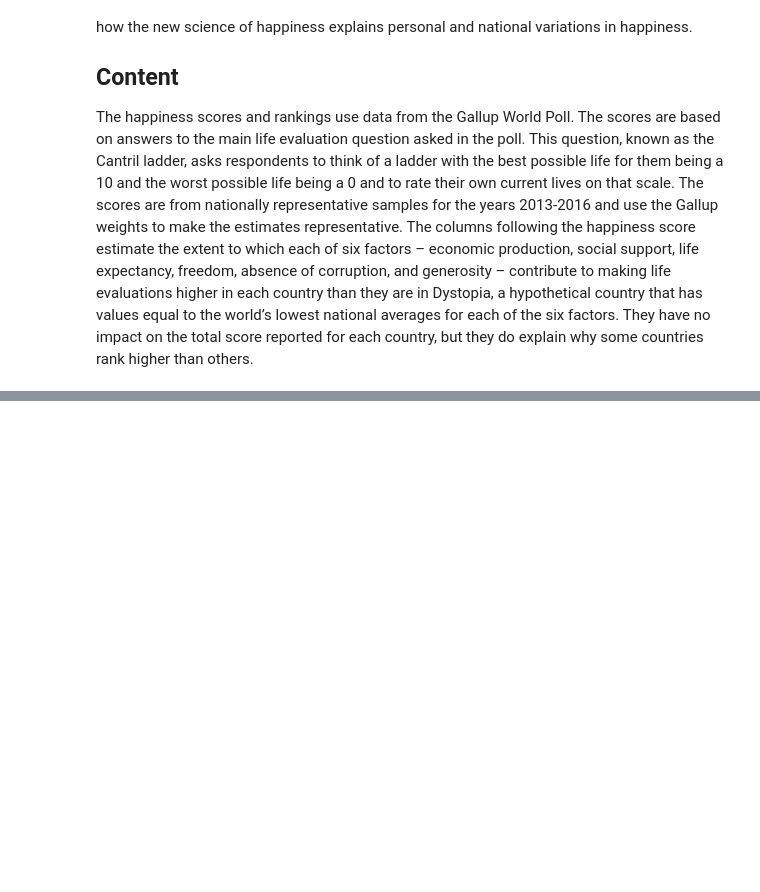
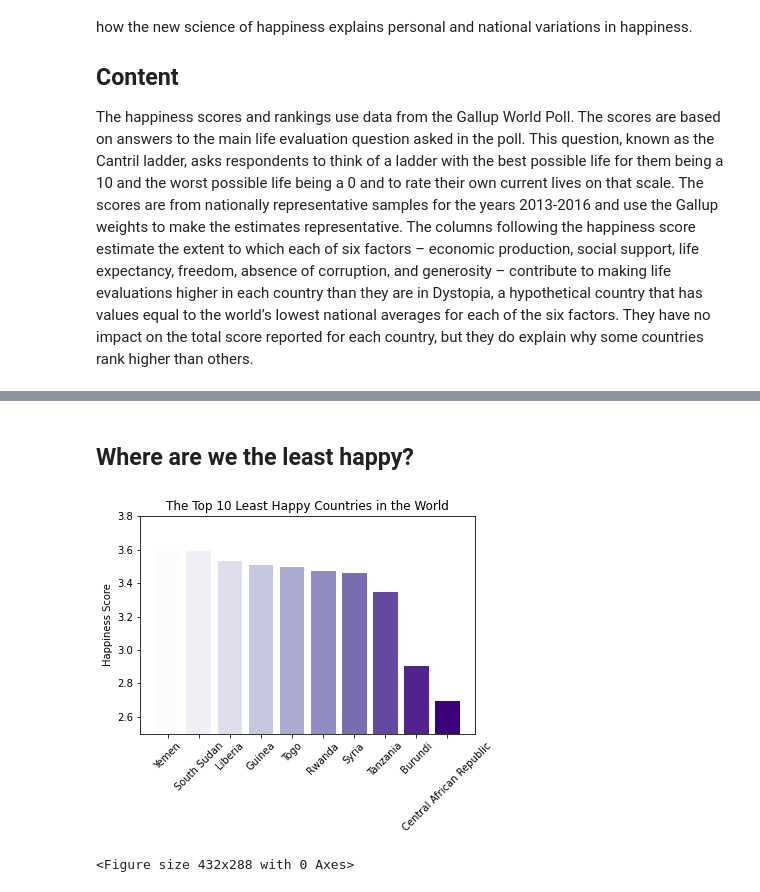
Before and after one commit to kyleyoshimoto/Happiness-EDA, a Jupyter notebook: Happiness-EDA.ipynb, the cells around one changed output, grey strips where cells are left out. Drawn from its saved outputs; the diff is of its cells as text; code cells hidden in the pictures; blank space fills up the shorter version.

```diff
--- a/Happiness-EDA.ipynb
+++ b/Happiness-EDA.ipynb
@@ -75,0 +107,23 @@ dtype: int64
+# %% [markdown]
+## Where are we the least happy?
+# %%
+
+
+cmap = plt.cm.get_cmap('Purples', 10)
+
+plt.bar(range(10), happy2017["Happiness.Score"][happy2017["Happiness.Rank"] > (len(happy2017) - 10)], color=[cmap(i) for i in range(10)])
+
+ax = plt.subplot()
+ax.set_xticks(range(10))
+ax.set_xticklabels(happy2017["Country"][happy2017["Happiness.Rank"] > (len(happy2017) - 10)])
+plt.ylim(2.5, 3.8)
+plt.xticks(rotation = 45)
+
+plt.title("The Top 10 Least Happy Countries in the World")
+plt.ylabel("Happiness Score")
+
+plt.show()
+plt.clf()
+# %% [output]
+[figure, added]
+<Figure size 432x288 with 0 Axes>
```
Also changed, not shown: parts of 28 cells of this notebook.
